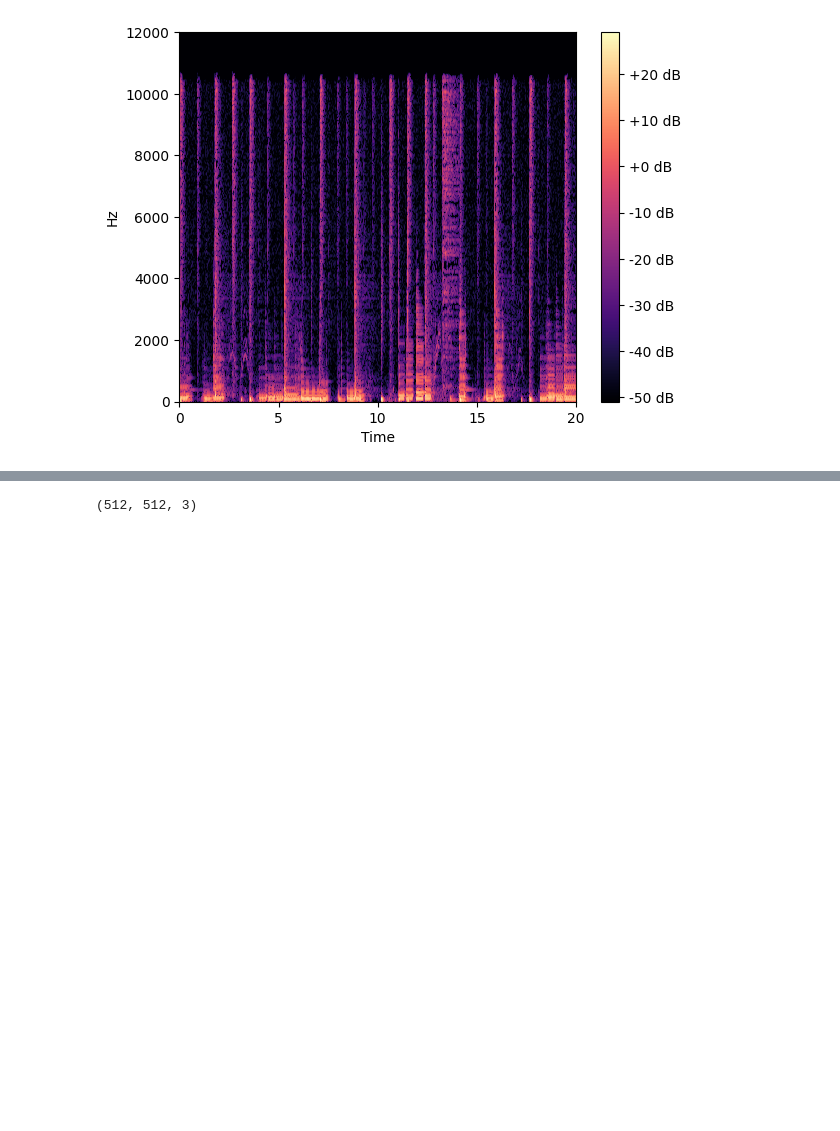
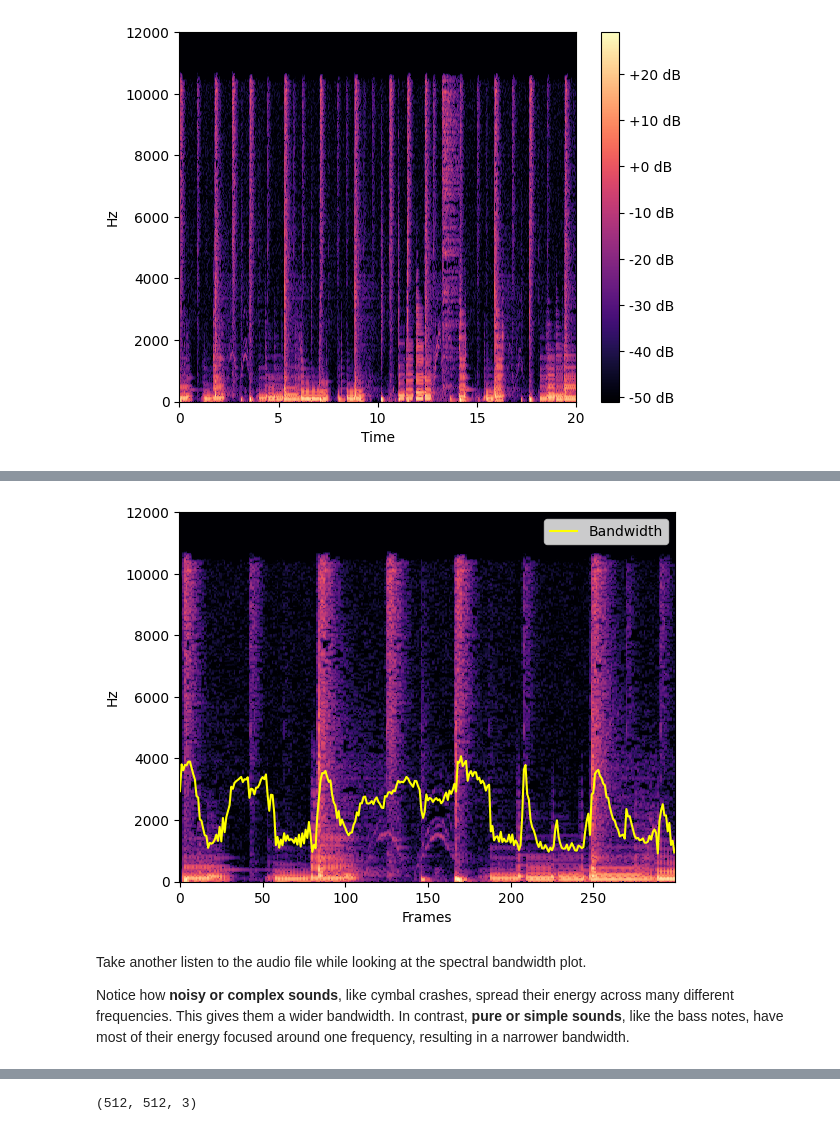
Before and after one commit to musicinformationretrieval/epsrc-ai-pipeline, a Jupyter notebook: 1_data_representations.ipynb, the cells around one changed output, grey strips where cells are left out. Cells and saved outputs as stored; diff of their text form; code cells hidden in the pictures; blank space fills up the shorter version.

```diff
--- a/1_data_representations.ipynb
+++ b/1_data_representations.ipynb
@@ -542,0 +579,12 @@ referrerpolicy="strict-origin-when-cross-origin"
+# %%
+bw = librosa.feature.spectral_bandwidth(S=np.abs(X_stft), sr=sr, win_length=512, hop_length=256)
+librosa.display.specshow(spect[:, :300], sr=sr, x_axis="frames", y_axis="linear")
+plt.plot(bw[0, :300], label="Bandwidth", color="yellow")
+plt.legend()
+plt.show()
+# %% [output]
+[figure, added]
+# %% [markdown]
+Take another listen to the audio file while looking at the spectral bandwidth plot.
+
+Notice how **noisy or complex sounds**, like cymbal crashes, spread their energy across many different frequencies. This gives them a wider bandwidth. In contrast, **pure or simple sounds**, like the bass notes, have most of their energy focused around one frequency, resulting in a narrower bandwidth.
```
Also changed, not shown: parts of 31 cells of this notebook, 1 other file.
